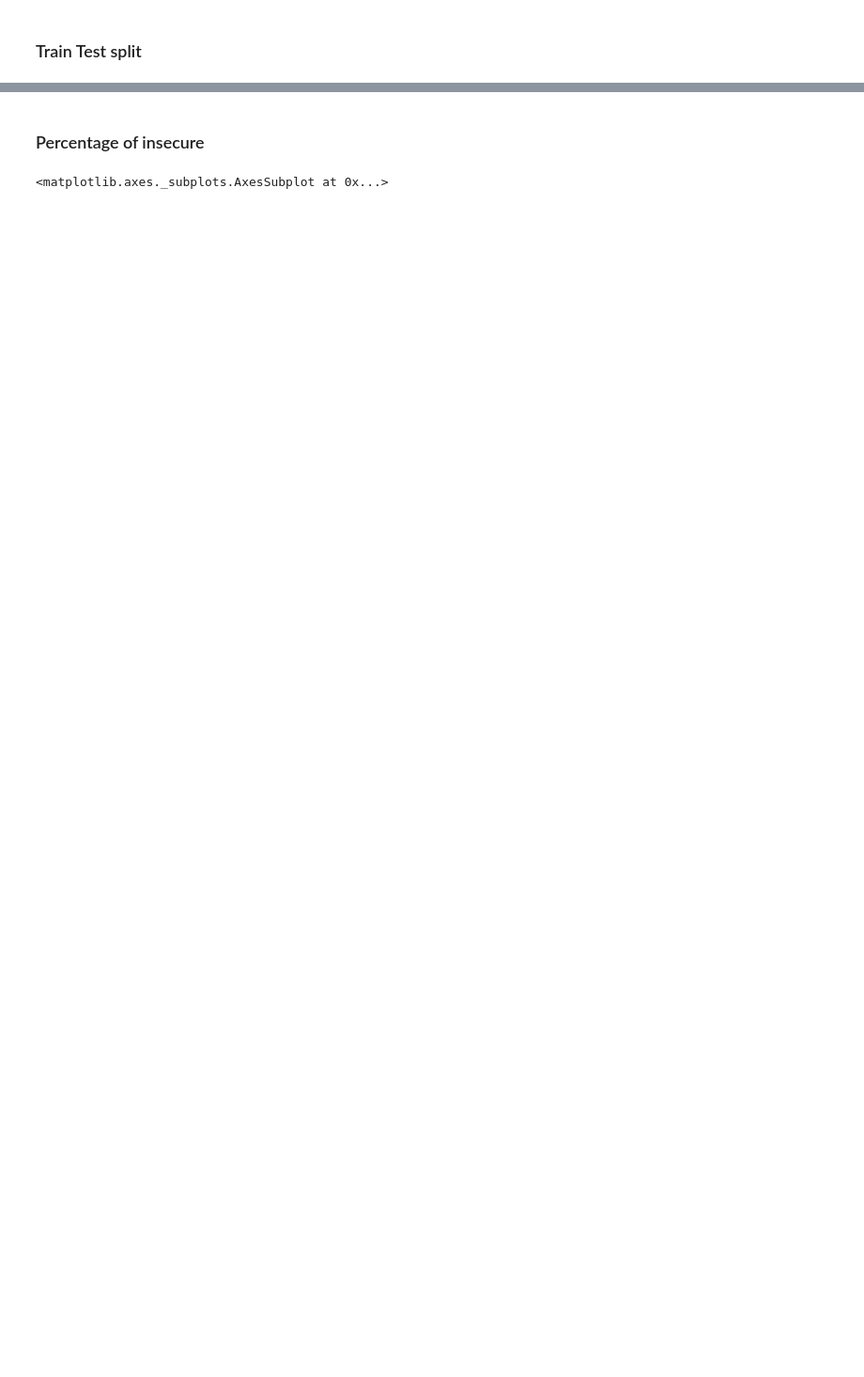
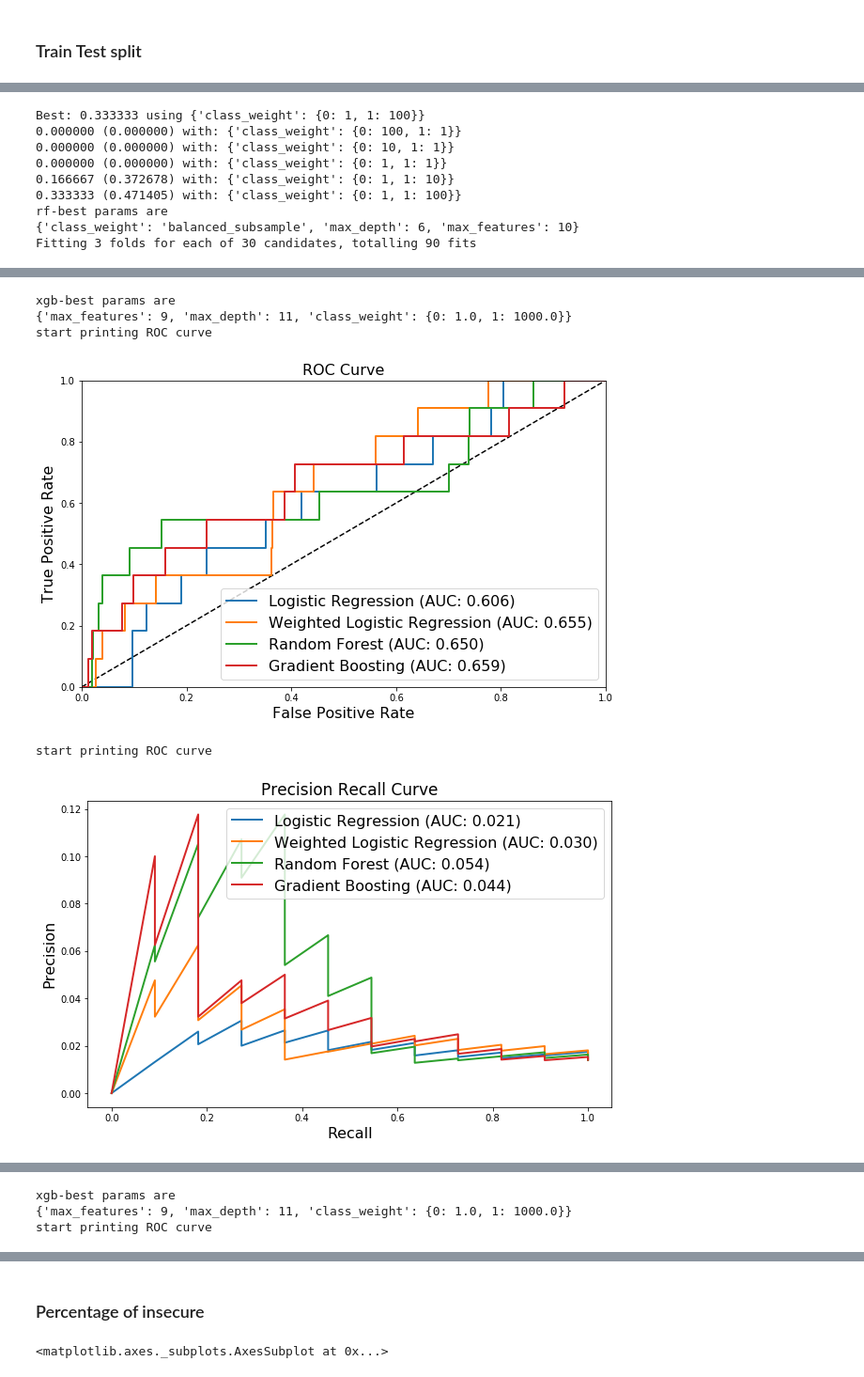
Before and after one commit to zhou100/FoodSecurityPrediction, a Jupyter notebook: feature_engineering.ipynb, the cells around one changed output, grey strips where cells are left out. Shown at 94% size. Cells and saved outputs as stored; diff of their text form; code cells hidden in the pictures; blank space fills up the shorter version.

```diff
--- a/feature_engineering.ipynb
+++ b/feature_engineering.ipynb
@@ -438,12 +416,13 @@ def get_roc(y_prob,y_true):
             fpr_all.append(fpr)
             tpr_all.append(tpr)
             y_sum += tpr
+
     return tpr_all,fpr_all,y_sum*x_step
 
-def get_pr(pos_prob,y_true):
+def get_pr(y_prob,y_true):
     pos = y_true[y_true==1]
-    threshold = np.sort(pos_prob)[::-1]
-    y = y_true.to_numpy()[pos_prob.argsort()[::-1]]
+    threshold = np.sort(y_prob)[::-1]
+    y = y_true.to_numpy()[y_prob.argsort()[::-1]]
     recall = [] ; precision = []
     tp = 0 ; fp = 0
     # y_step = 1/float(len(pos))
@@ -458,4 +437,5 @@ def get_pr(pos_prob,y_true):
             fp += 1
             recall.append(tp/len(pos))
             precision.append(tp/(tp+fp))
+
     return precision,recall,auc
@@ -758,0 +1502,17 @@ Fitting 3 folds for each of 30 candidates, totalling 90 fits
+# %%
+country_list = ["mw","tz","ug"]
+measure_list = ["FCS","rCSI"]
+
+for country in country_list:
+    for measure in measure_list:
+        if (measure=="rCSI") & (country=="ug"):
+            pass
+        else:
+            if country=="mw":
+                df = mw_village
+            elif country == "ug":
+                df = ug_village
+            elif country == "tz":
+                df = tz_village
+
+            classification_rep_threshold(country,df,measure,cut='bad',threshold=0.07)
@@ -758,0 +1633,29 @@ Fitting 3 folds for each of 30 candidates, totalling 90 fits
+# %%
+country_list = ["mw","tz","ug"]
+measure_list = ["FCS","rCSI"]
+
+for country in country_list:
+    for measure in measure_list:
+        if (measure=="rCSI") & (country=="ug"):
+            pass
+        else:
+            if country=="mw":
+                df = mw_village
+            elif country == "ug":
+                df = ug_village
+            elif country == "tz":
+                df = tz_village
+
+            roc_lr,pr_lr,roc_lr_w,pr_lr_w,roc_rf,pr_rf,roc_xgb,pr_xgb = roc_pr_values(country,df,measure,cut='bad')
+            ROC_curve_plot(roc_lr,roc_lr_w,roc_rf,roc_xgb)
+            pr_curve_plot(pr_lr,pr_lr_w,pr_rf,pr_xgb)
+# %% [output]
+Best: 0.333333 using {'class_weight': {0: 1, 1: 100}}
+0.000000 (0.000000) with: {'class_weight': {0: 100, 1: 1}}
+0.000000 (0.000000) with: {'class_weight': {0: 10, 1: 1}}
+0.000000 (0.000000) with: {'class_weight': {0: 1, 1: 1}}
+0.166667 (0.372678) with: {'class_weight': {0: 1, 1: 10}}
+0.333333 (0.471405) with: {'class_weight': {0: 1, 1: 100}}
+rf-best params are
+{'class_weight': 'balanced_subsample', 'max_depth': 6, 'max_features': 10}
+Fitting 3 folds for each of 30 candidates, totalling 90 fits
@@ -758,0 +1665,6 @@ Fitting 3 folds for each of 30 candidates, totalling 90 fits
+xgb-best params are
+{'max_features': 9, 'max_depth': 11, 'class_weight': {0: 1.0, 1: 1000.0}}
+start printing ROC curve
+[figure, added]
+start printing ROC curve
+[figure, added]
@@ -758,0 +1683,3 @@ Fitting 3 folds for each of 30 candidates, totalling 90 fits
+xgb-best params are
+{'max_features': 9, 'max_depth': 11, 'class_weight': {0: 1.0, 1: 1000.0}}
+start printing ROC curve
```
Also changed, not shown: parts of 75 cells of this notebook, 43 other files.
